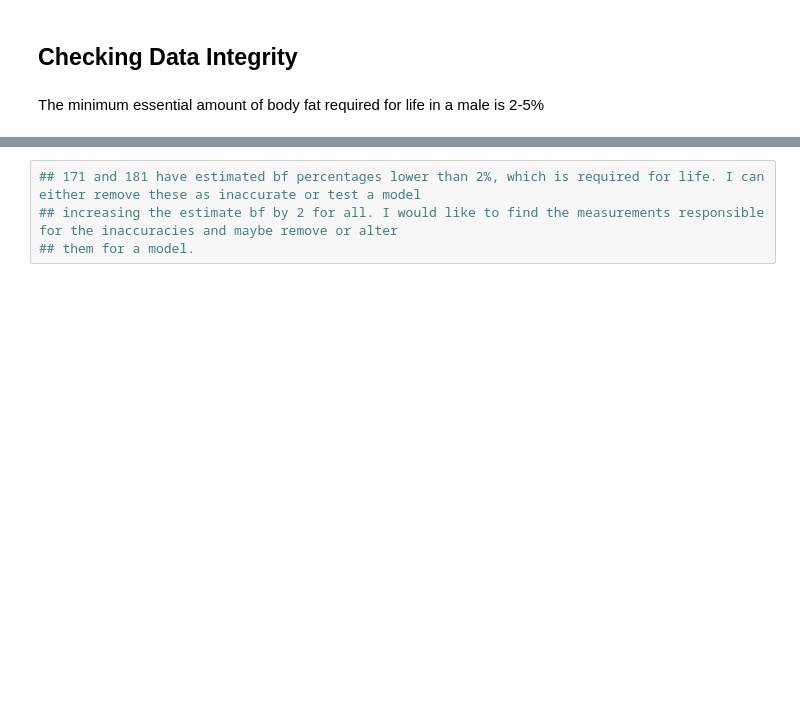
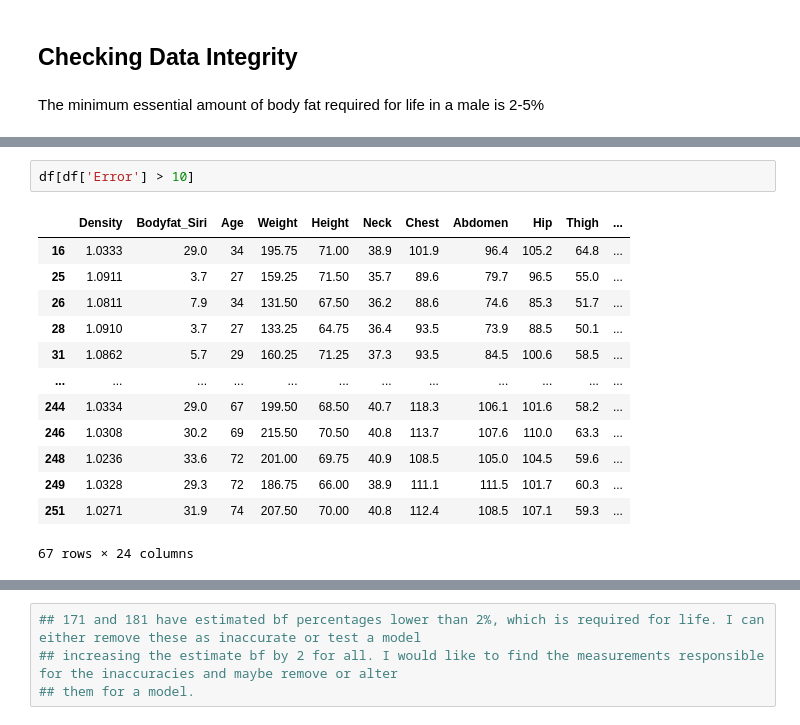
Before and after one commit to Thegreatesthumphrey/Prediction-Model-for-Total-Body-Fat-in-Adult-Men, a Jupyter notebook: Data Set Analysis.ipynb, the cells around one changed output, grey strips where cells are left out. Drawn from its saved outputs; the diff is of its cells as text; blank space fills up the shorter version.

```diff
--- a/Data Set Analysis.ipynb
+++ b/Data Set Analysis.ipynb
@@ -109,0 +167,16 @@ memory usage: 35.6 KB
+# %%
+df[df['Error'] > 10]
+# %% [output]
+|  | Density | Bodyfat_Siri | Age | Weight | Height | Neck | Chest | Abdomen | Hip | Thigh | ... |
+| 16 | 1.0333 | 29.0 | 34 | 195.75 | 71.00 | 38.9 | 101.9 | 96.4 | 105.2 | 64.8 | ... |
+| 25 | 1.0911 | 3.7 | 27 | 159.25 | 71.50 | 35.7 | 89.6 | 79.7 | 96.5 | 55.0 | ... |
+| 26 | 1.0811 | 7.9 | 34 | 131.50 | 67.50 | 36.2 | 88.6 | 74.6 | 85.3 | 51.7 | ... |
+| 28 | 1.0910 | 3.7 | 27 | 133.25 | 64.75 | 36.4 | 93.5 | 73.9 | 88.5 | 50.1 | ... |
+| 31 | 1.0862 | 5.7 | 29 | 160.25 | 71.25 | 37.3 | 93.5 | 84.5 | 100.6 | 58.5 | ... |
+| ... | ... | ... | ... | ... | ... | ... | ... | ... | ... | ... | ... |
+| 244 | 1.0334 | 29.0 | 67 | 199.50 | 68.50 | 40.7 | 118.3 | 106.1 | 101.6 | 58.2 | ... |
+| 246 | 1.0308 | 30.2 | 69 | 215.50 | 70.50 | 40.8 | 113.7 | 107.6 | 110.0 | 63.3 | ... |
+| 248 | 1.0236 | 33.6 | 72 | 201.00 | 69.75 | 40.9 | 108.5 | 105.0 | 104.5 | 59.6 | ... |
+| 249 | 1.0328 | 29.3 | 72 | 186.75 | 66.00 | 38.9 | 111.1 | 111.5 | 101.7 | 60.3 | ... |
+| 251 | 1.0271 | 31.9 | 74 | 207.50 | 70.00 | 40.8 | 112.4 | 108.5 | 107.1 | 59.3 | ... |
+67 rows × 24 columns
```
Also changed, not shown: parts of 18 cells of this notebook.
